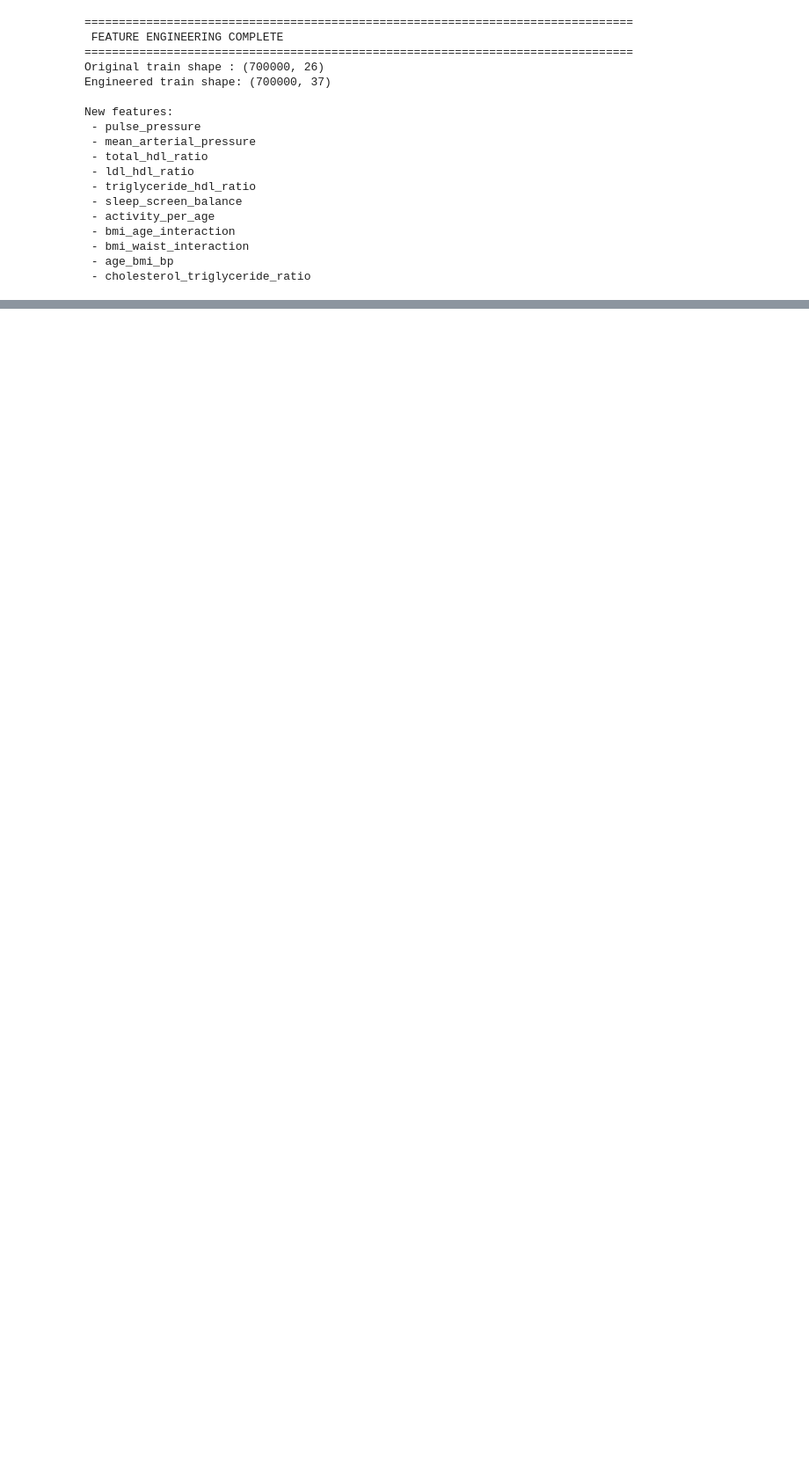
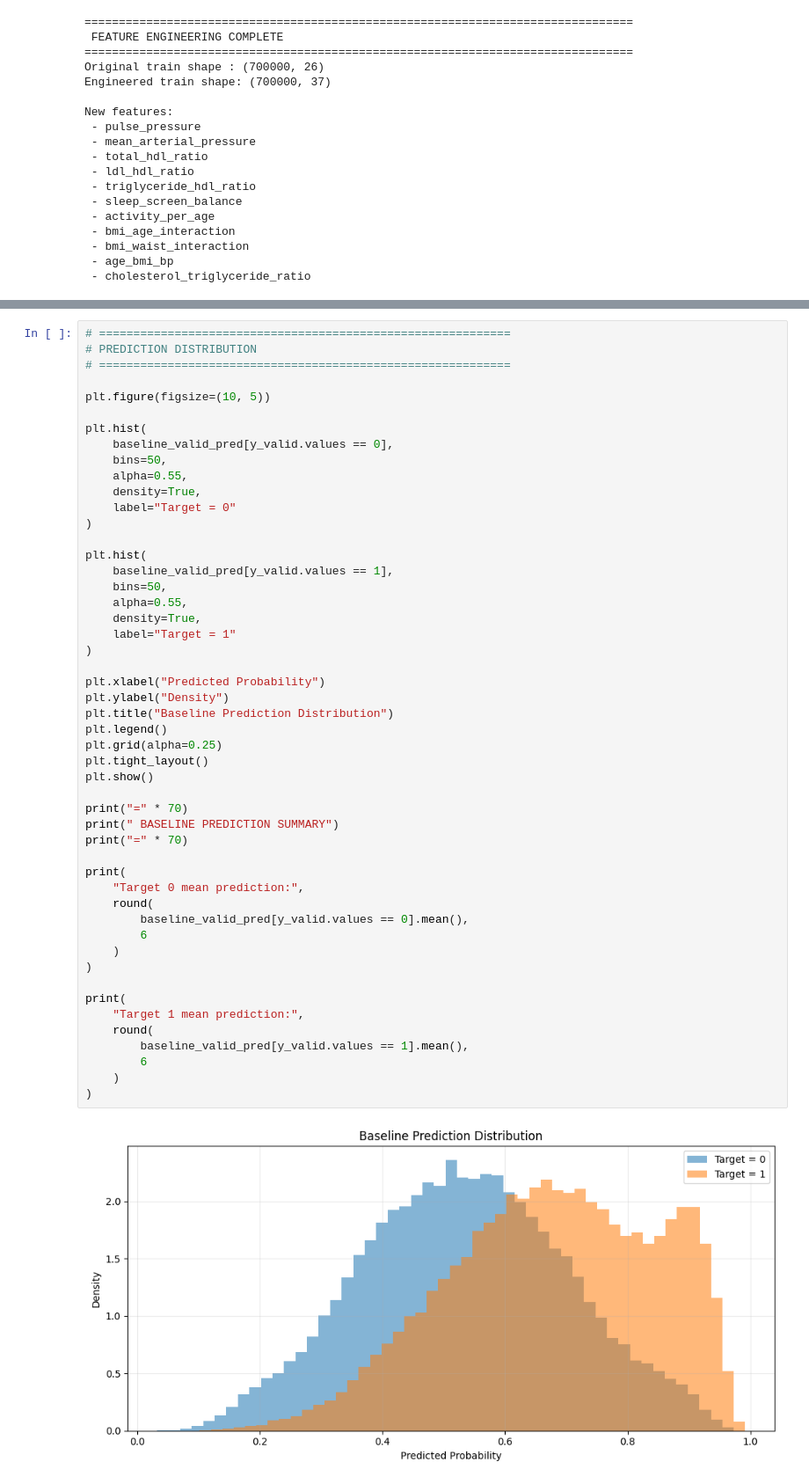
Before and after one commit to MobeenFatimaa/Kaggle-Notebooks, a Jupyter notebook: Diabetes Prediction Challenge.ipynb, the cells around one changed output, grey strips where cells are left out. Shown at 88% size. Saved outputs shown, nothing was run; the diff lists cells and outputs as text; blank space fills up the shorter version.

```diff
--- a/Diabetes Prediction Challenge.ipynb
+++ b/Diabetes Prediction Challenge.ipynb
@@ -1803,0 +2877,52 @@ New features:
+# %%
+# ============================================================
+# PREDICTION DISTRIBUTION
+# ============================================================
+
+plt.figure(figsize=(10, 5))
+
+plt.hist(
+    baseline_valid_pred[y_valid.values == 0],
+    bins=50,
+    alpha=0.55,
+    density=True,
+    label="Target = 0"
+)
+
+plt.hist(
+    baseline_valid_pred[y_valid.values == 1],
+    bins=50,
+    alpha=0.55,
+    density=True,
+    label="Target = 1"
+)
+
+plt.xlabel("Predicted Probability")
+plt.ylabel("Density")
+plt.title("Baseline Prediction Distribution")
+plt.legend()
+plt.grid(alpha=0.25)
+plt.tight_layout()
+plt.show()
+
+print("=" * 70)
+print(" BASELINE PREDICTION SUMMARY")
+print("=" * 70)
+
+print(
+    "Target 0 mean prediction:",
+    round(
+        baseline_valid_pred[y_valid.values == 0].mean(),
+        6
+    )
+)
+
+print(
+    "Target 1 mean prediction:",
+    round(
+        baseline_valid_pred[y_valid.values == 1].mean(),
+        6
+    )
+)
+# %% [output]
+[figure, added]
```
Also changed, not shown: parts of 92 cells of this notebook.
